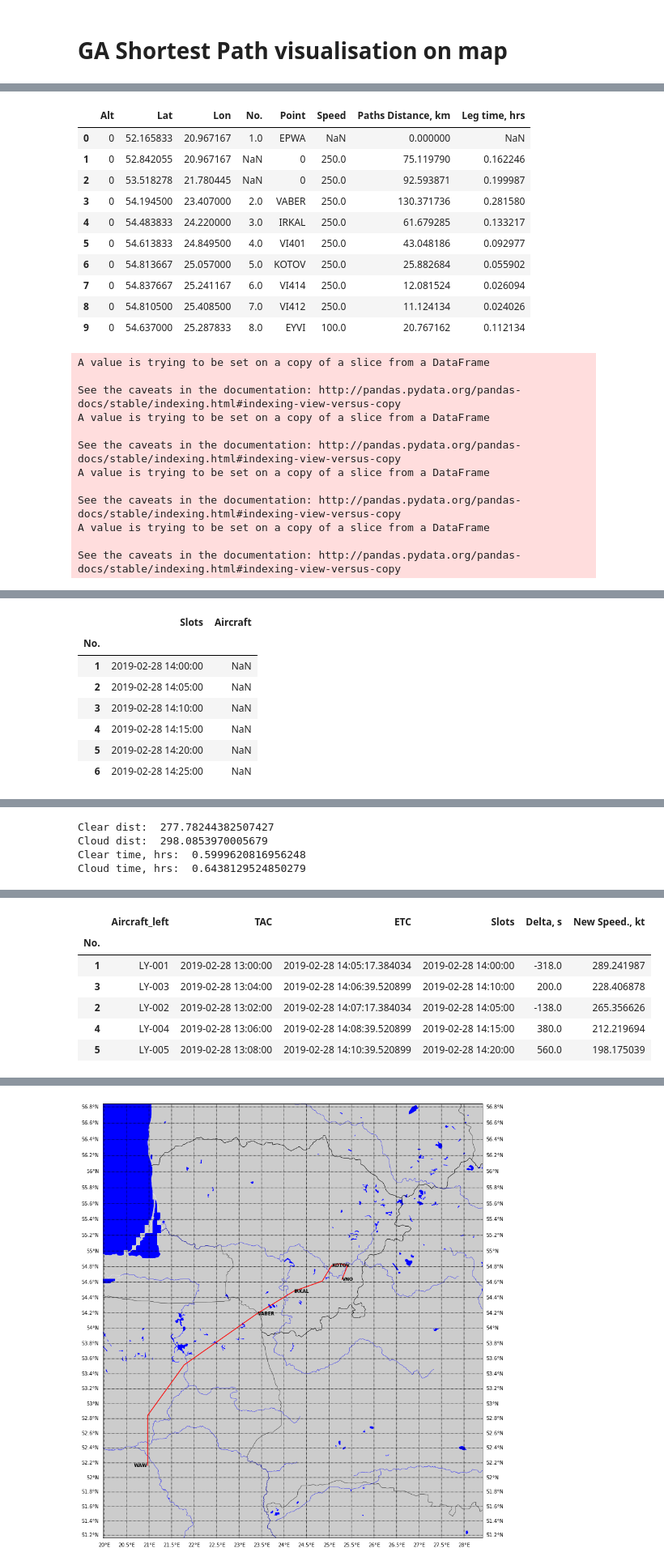
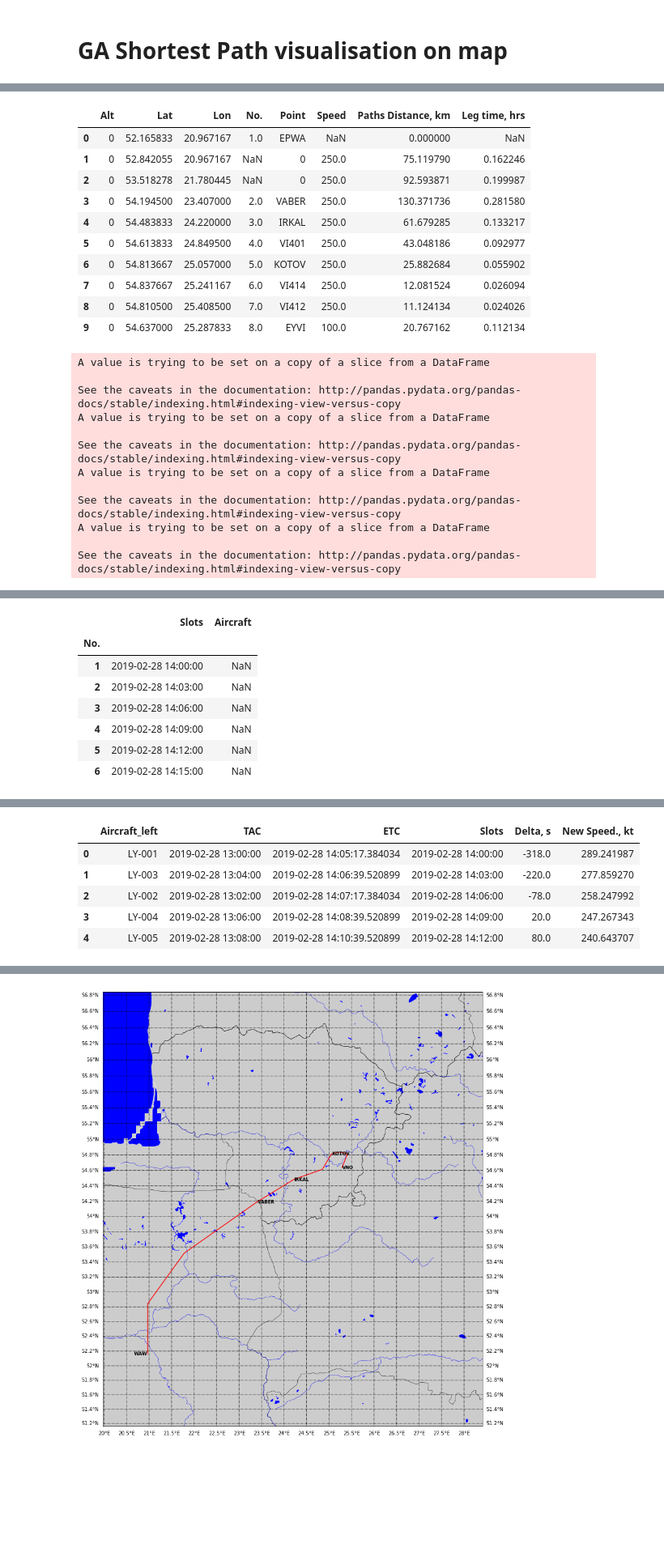
Before and after one commit to elemeleele/GeneticAlgorithm, a Jupyter notebook: GA/GA_FPS-Copy3.ipynb, the cells around one changed output, grey strips where cells are left out. Shown at 81% size. Cells and saved outputs as stored; diff of their text form; code cells hidden in the pictures; blank space fills up the shorter version.

```diff
--- a/GA/GA_FPS-Copy3.ipynb
+++ b/GA/GA_FPS-Copy3.ipynb
@@ -262,7 +262,7 @@ def coordinateDistance(list_lat, list_lon, list_alt):
 #    distance = np.sum(pre_dist, axis=1)
     return paths_distance
 
-def programRoutines(start=0, finish=3, number=4, initPopSize=5, counts=500, sheet_name='WAW-VNO',
+def programRoutines(start=0, finish=6, number=7, initPopSize=15, counts=700, sheet_name='WAW-VNO',
                     a_point='EPWA', b_point='VABER', xlsx_name='Points', warm_start=False):
     df_routines = pd.DataFrame()
 #lat, lon, alt = generateTrajectory(sheet_name ='WAW-VNO', a_point='EPWA', b_point='VABER', number=5, xlsx_name ='Points')
@@ -277,18 +277,17 @@ def programRoutines(start=0, finish=3, number=4, initPopSize=5, counts=500, shee
 finish = 3
 number = finish+1
 points = programRoutines(start=0,
-                         finish=finish,
-                         number=number,
+                         finish=10,
+                         number=11,
                          initPopSize=25,
-                         counts=350,
+                         counts=550,
                          sheet_name='WAW-VNO',
                          a_point='EPWA',
                          b_point='VABER',
                          xlsx_name='Points',
                          warm_start=False)
 
-
-subCoordinates = getCoordinates([points], number=number, sheet_name='WAW-VNO', a_point='EPWA', b_point='VABER', xlsx_name='Points')
+subCoordinates = getCoordinates([points], number=11, sheet_name='WAW-VNO', a_point='EPWA', b_point='VABER', xlsx_name='Points')
 # %% [output]
 saving the output to output.npy file
 output.npy file saved
@@ -376,11 +375,11 @@ df_slots = readFile(sheet_name='VNO', name='Slots')
 df_slots['Slots'] = pd.to_datetime(df_slots['Slots'], format='%d/%m/%y %H:%M:%S')
 
 display(df_aircrafts)
-df_aircrafts = df_aircrafts.sort_values(['ETC'], ascending=[True])
+df_aircrafts = df_aircrafts.sort_values(['ETC'], ascending=[True]).reset_index(drop=True)
 display(df_aircrafts)
 display(df_slots)
-
-df_slots['Delta, s'] = ((df_slots['Slots']-df_aircrafts['ETC']).astype('timedelta64[s]'))
+df_slots = df_slots.reset_index(drop=True)
+df_slots['Delta, s'] = (((df_slots['Slots'])-df_aircrafts['ETC']).astype('timedelta64[s]'))
 df_new = df_aircrafts.join(df_slots, how='left', lsuffix='_left', rsuffix='_right')
 display(df_new)
 
@@ -388,10 +387,10 @@ dist_Clear = (df_clear['Paths Distance, km'].loc[0:3]).sum()
 dist_Clouds = (df_clouds['Paths Distance, km'].loc[0:3]).sum()
 time_Clear = (df_clear['Leg time, hrs'].loc[0:3]).sum()
 time_Clouds = (df_clouds['Leg time, hrs'].loc[0:3]).sum()
-print("Clear dist: ", Clear)
-print("Cloud dist: ", Clouds)
-print("Clear time, hrs: ", time_Clear)
-print("Cloud time, hrs: ", time_Clouds)
+# print("Clear dist: ", Clear)
+# print("Cloud dist: ", Clouds)
+# print("Clear time, hrs: ", time_Clear)
+# print("Cloud time, hrs: ", time_Clouds)
 #df_new['time_new'] = df_new.apply(lambda row: time_Clear+df_new['Delta, s'][row] if row['Weather']==0 else row['time'] / math.log(row['Weather']), axis=1)
 
 df_new.loc[df_new['Weather'] == 1, 'New Speed., kt'] = (dist_Clouds/(time_Clouds+df_new['Delta, s']/3600))*0.539
@@ -457,9 +455,9 @@ See the caveats in the documentation: http://pandas.pydata.org/pandas-docs/stabl
 |  | Slots | Aircraft |
 | No. |  |  |
 | 1 | 2019-02-28 14:00:00 | NaN |
-| 2 | 2019-02-28 14:05:00 | NaN |
-| 3 | 2019-02-28 14:10:00 | NaN |
-| 4 | 2019-02-28 14:15:00 | NaN |
-| 5 | 2019-02-28 14:20:00 | NaN |
-| 6 | 2019-02-28 14:25:00 | NaN |
+| 2 | 2019-02-28 14:03:00 | NaN |
+| 3 | 2019-02-28 14:06:00 | NaN |
+| 4 | 2019-02-28 14:09:00 | NaN |
+| 5 | 2019-02-28 14:12:00 | NaN |
+| 6 | 2019-02-28 14:15:00 | NaN |
 |  | Aircraft_left | TAC | ETC | EPWA | VABER | IRKAL | VI401 | KOTOV | VI414 | VI412 | ... |
@@ -472,5 +469 @@ See the caveats in the documentation: http://pandas.pydata.org/pandas-docs/stabl
-Clear dist:  277.78244382507427
-Cloud dist:  298.0853970005679
-Clear time, hrs:  0.5999620816956248
-Cloud time, hrs:  0.6438129524850279
 |  | Aircraft_left | TAC | ETC | EPWA | VABER | IRKAL | VI401 | KOTOV | VI414 | VI412 | ... |
@@ -483,10 +475,9 @@ Cloud time, hrs:  0.6438129524850279
 |  | Aircraft_left | TAC | ETC | Slots | Delta, s | New Speed., kt |
-| No. |  |  |  |  |  |  |
-| 1 | LY-001 | 2019-02-28 13:00:00 | 2019-02-28 14:05:17.384034 | 2019-02-28 14:00:00 | -318.0 | 289.241987 |
-| 3 | LY-003 | 2019-02-28 13:04:00 | 2019-02-28 14:06:39.520899 | 2019-02-28 14:10:00 | 200.0 | 228.406878 |
-| 2 | LY-002 | 2019-02-28 13:02:00 | 2019-02-28 14:07:17.384034 | 2019-02-28 14:05:00 | -138.0 | 265.356626 |
-| 4 | LY-004 | 2019-02-28 13:06:00 | 2019-02-28 14:08:39.520899 | 2019-02-28 14:15:00 | 380.0 | 212.219694 |
-| 5 | LY-005 | 2019-02-28 13:08:00 | 2019-02-28 14:10:39.520899 | 2019-02-28 14:20:00 | 560.0 | 198.175039 |
+| 0 | LY-001 | 2019-02-28 13:00:00 | 2019-02-28 14:05:17.384034 | 2019-02-28 14:00:00 | -318.0 | 289.241987 |
+| 1 | LY-003 | 2019-02-28 13:04:00 | 2019-02-28 14:06:39.520899 | 2019-02-28 14:03:00 | -220.0 | 277.859270 |
+| 2 | LY-002 | 2019-02-28 13:02:00 | 2019-02-28 14:07:17.384034 | 2019-02-28 14:06:00 | -78.0 | 258.247992 |
+| 3 | LY-004 | 2019-02-28 13:06:00 | 2019-02-28 14:08:39.520899 | 2019-02-28 14:09:00 | 20.0 | 247.267343 |
+| 4 | LY-005 | 2019-02-28 13:08:00 | 2019-02-28 14:10:39.520899 | 2019-02-28 14:12:00 | 80.0 | 240.643707 |
 # %%
 
 print ("Total time for aircraft: ", df_coord['Leg time, hrs'].sum())
```
Also changed, not shown: parts of 3 cells of this notebook, 8 other files.
